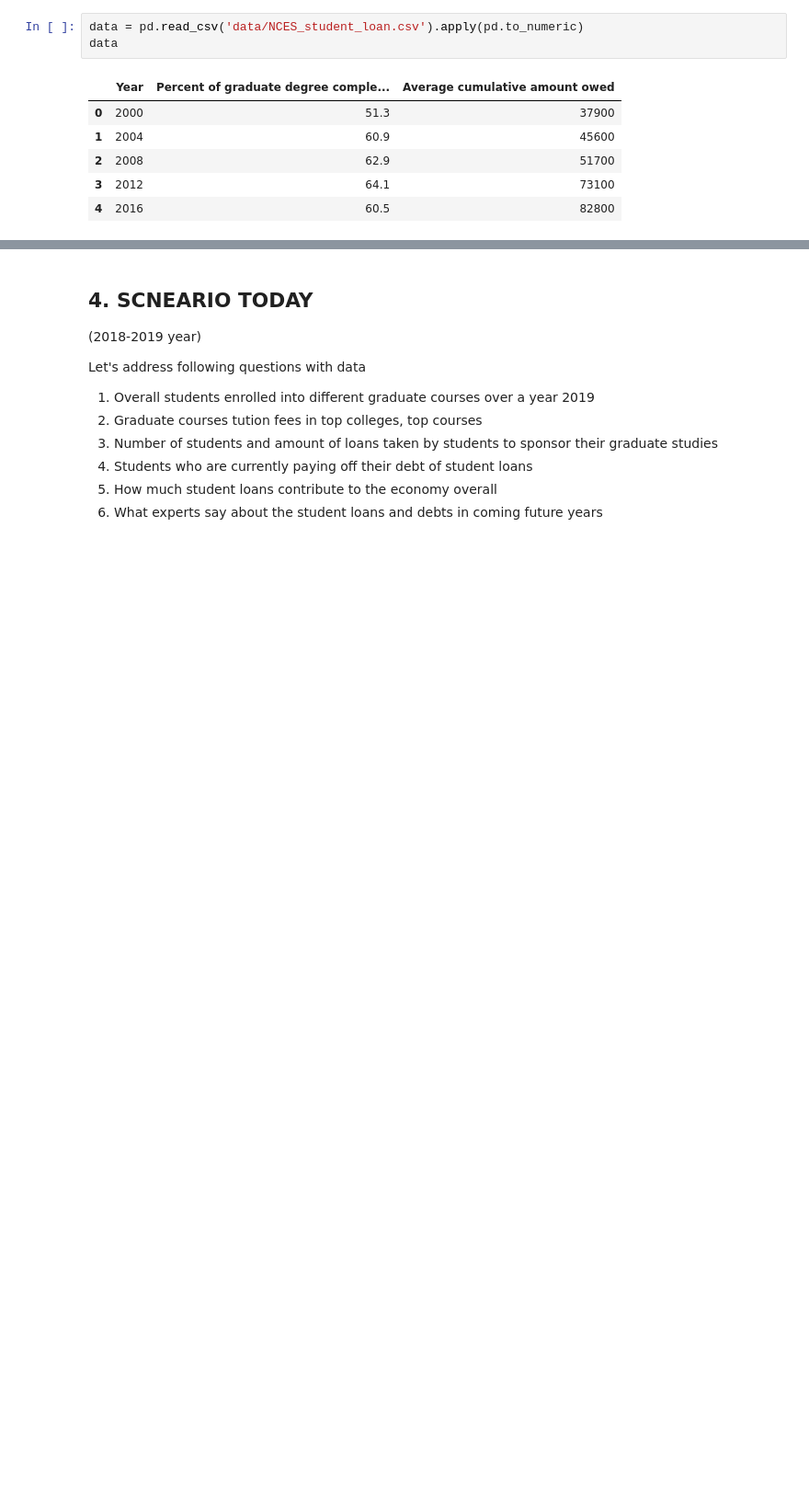
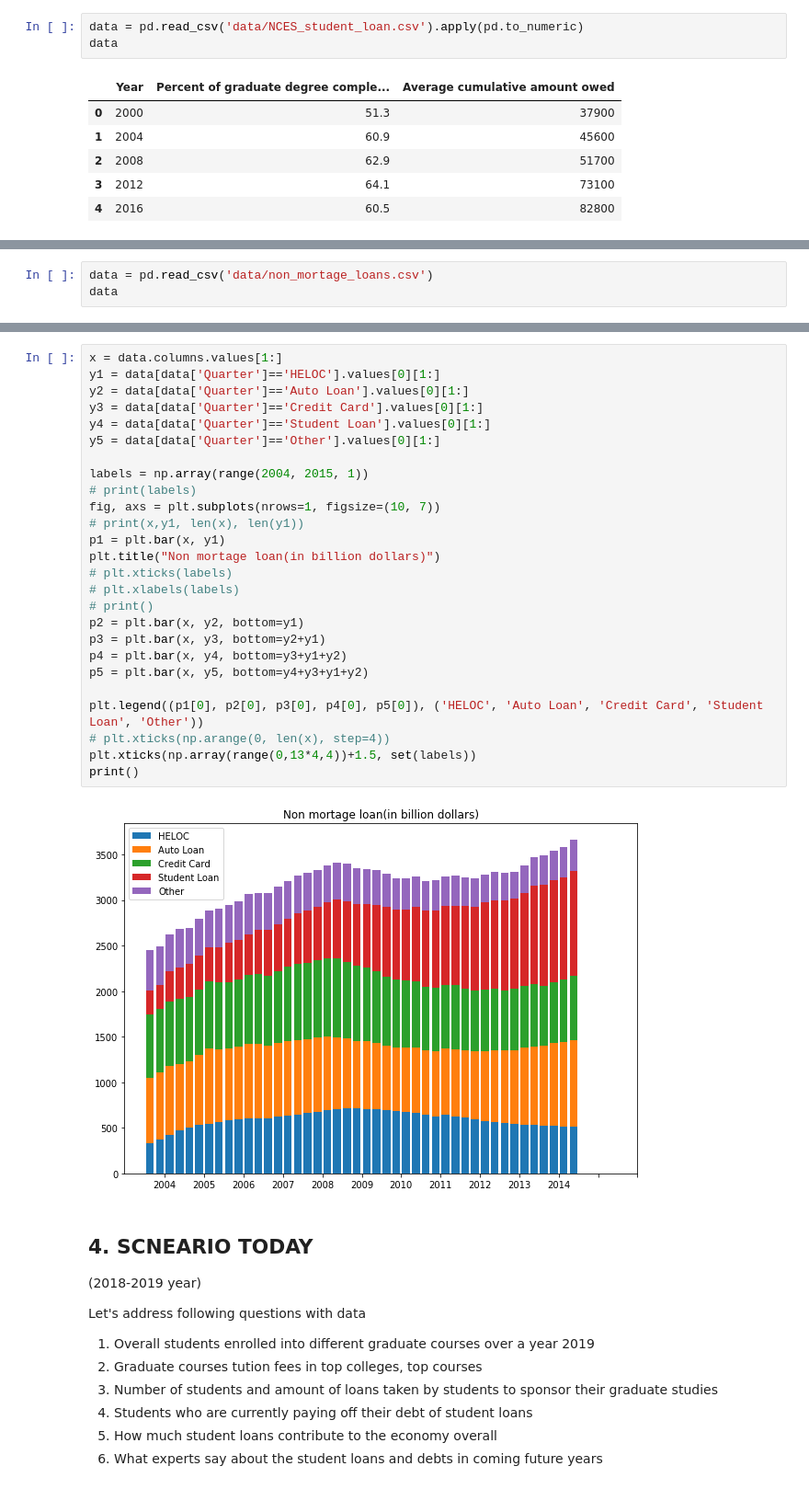
Before and after one commit to YJDave/cs418-s20-cs418_spring20_mighty_python, a Jupyter notebook: main.ipynb, the cells around one changed output, grey strips where cells are left out. Shown at 92% size. Drawn from its saved outputs; the diff is of its cells as text; blank space fills up the shorter version.

```diff
--- a/main.ipynb
+++ b/main.ipynb
@@ -195,0 +196,3 @@ print()
+# %%
+data = pd.read_csv('data/non_mortage_loans.csv')
+data
@@ -196,3 +207,31 @@ print()
+# %%
+x = data.columns.values[1:]
+y1 = data[data['Quarter']=='HELOC'].values[0][1:]
+y2 = data[data['Quarter']=='Auto Loan'].values[0][1:]
+y3 = data[data['Quarter']=='Credit Card'].values[0][1:]
+y4 = data[data['Quarter']=='Student Loan'].values[0][1:]
+y5 = data[data['Quarter']=='Other'].values[0][1:]
+
+labels = np.array(range(2004, 2015, 1))
+# print(labels)
+fig, axs = plt.subplots(nrows=1, figsize=(10, 7))
+# print(x,y1, len(x), len(y1))
+p1 = plt.bar(x, y1)
+plt.title("Non mortage loan(in billion dollars)")
+# plt.xticks(labels)
+# plt.xlabels(labels)
+# print()
+p2 = plt.bar(x, y2, bottom=y1)
+p3 = plt.bar(x, y3, bottom=y2+y1)
+p4 = plt.bar(x, y4, bottom=y3+y1+y2)
+p5 = plt.bar(x, y5, bottom=y4+y3+y1+y2)
+
+plt.legend((p1[0], p2[0], p3[0], p4[0], p5[0]), ('HELOC', 'Auto Loan', 'Credit Card', 'Student Loan', 'Other'))
+# plt.xticks(np.arange(0, len(x), step=4))
+plt.xticks(np.array(range(0,13*4,4))+1.5, set(labels))
+print()
+# %% [output]
+[figure, added]
 # %% [markdown]
 ## 4. SCNEARIO TODAY
 (2018-2019 year)
```
Also changed, not shown: parts of 4 cells of this notebook, 2 other files.
